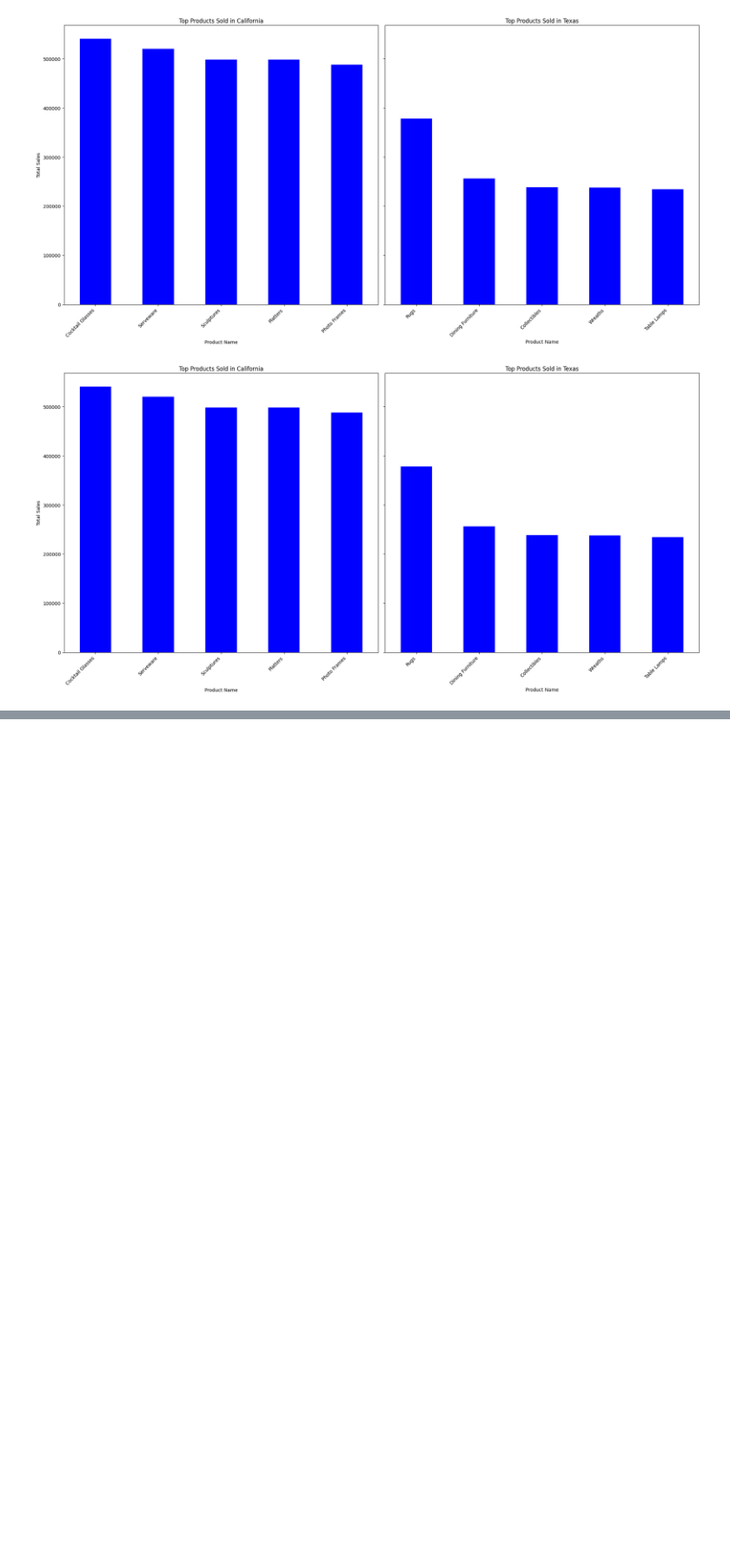
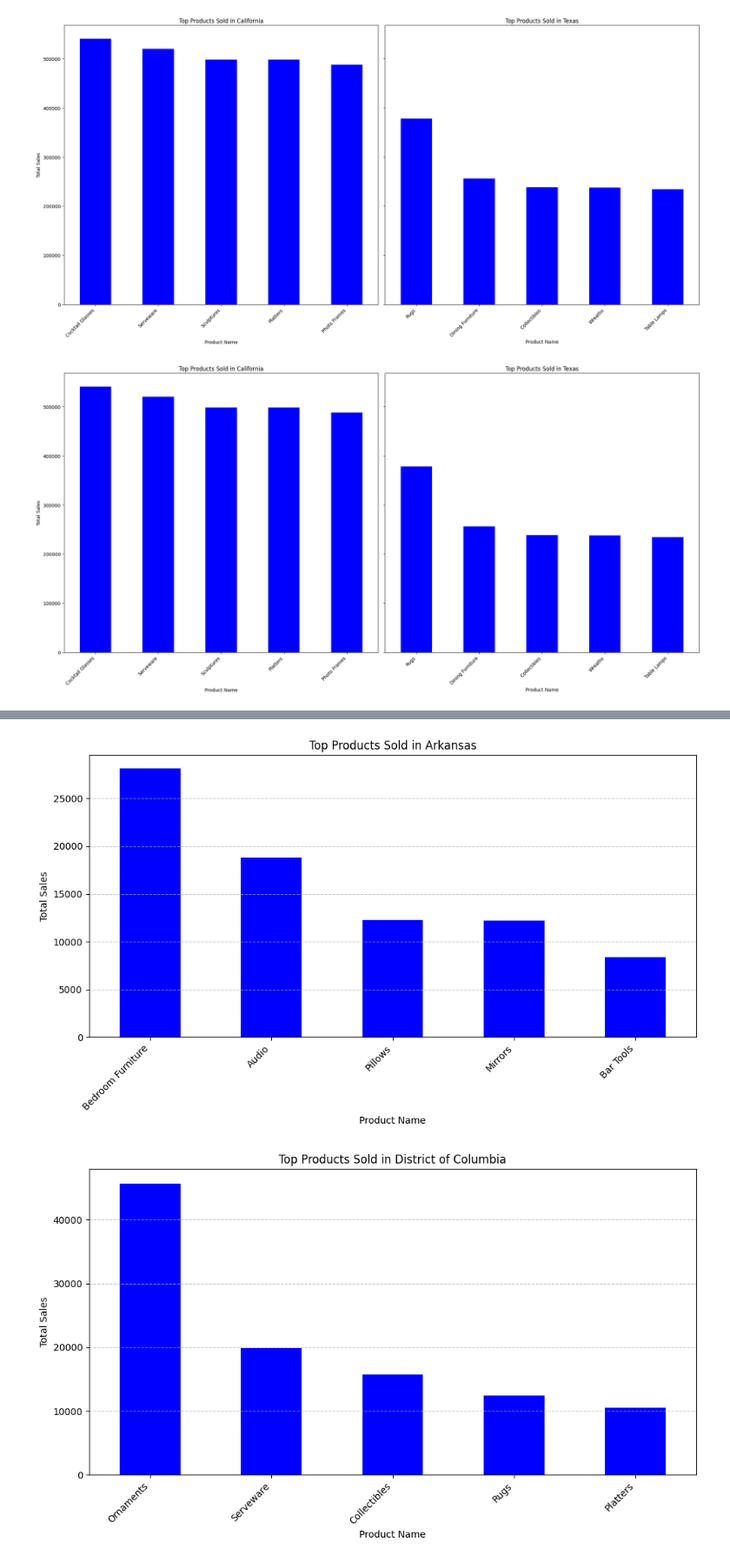
Before and after one commit to NSinha025/ZDS-Mock-Project, a Jupyter notebook: Sales_Order_Sheet_X_Store_Locations_Sheet.ipynb, the cells around one changed output, grey strips where cells are left out. Shown at 87% size. Saved outputs shown, nothing was run; the diff lists cells and outputs as text; code cells hidden in the pictures; blank space fills up the shorter version.

```diff
--- a/Sales_Order_Sheet_X_Store_Locations_Sheet.ipynb
+++ b/Sales_Order_Sheet_X_Store_Locations_Sheet.ipynb
@@ -506,0 +573,30 @@ plt.show()
+# %%
+state_sales = loc_en_dataset6.groupby('State_x')['Total Price'].sum()
+
+# Step 2: Identify the least 5 states by total sales
+least_5_states = state_sales.nsmallest(5).index
+
+# Step 3: Filter the dataset for the least 5 states
+least_5_states_data = loc_en_dataset6[loc_en_dataset6['State_x'].isin(least_5_states)]
+
+# Step 4: Calculate total sales for each product in each of the least 5 states
+product_sales_in_least_5_states = least_5_states_data.groupby(['Product Name', 'State_x'])['Total Price'].sum().unstack(fill_value=0)
+
+# Step 5: Plot the insights in separate graphs for each state
+for state in least_5_states:
+    # Get the sales data for the current state
+    state_product_sales = product_sales_in_least_5_states[state].nlargest(5)
+
+    # Plot the sales data
+    plt.figure(figsize=(10, 6))
+    state_product_sales.plot(kind='bar', color='blue')
+    plt.title(f'Top Products Sold in {state}')
+    plt.xlabel('Product Name')
+    plt.ylabel('Total Sales')
+    plt.xticks(rotation=45, ha='right')
+    plt.grid(axis='y', linestyle='--', alpha=0.7)
+    plt.tight_layout()
+    plt.show()
+# %% [output]
+[figure, added]
+[figure, added]
```
Also changed, not shown: parts of 8 cells of this notebook.
